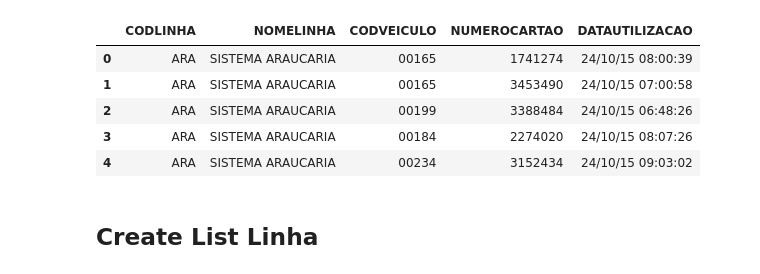
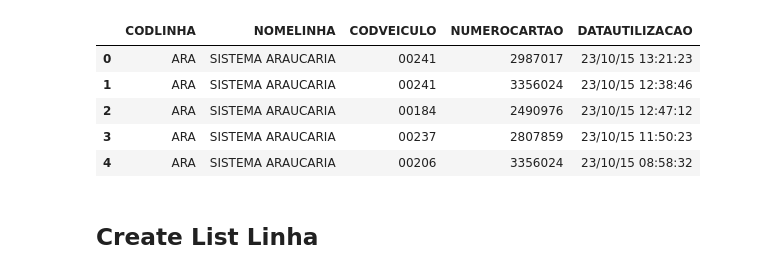
Before and after one commit to Tecnarca/data-quality-analyzer, a Jupyter notebook: Dati-orginali/Conversione file.ipynb, the cells around one changed output. Saved outputs shown, nothing was run; the diff lists cells and outputs as text; code cells hidden in the pictures.

```diff
--- a/Dati-orginali/Conversione file.ipynb
+++ b/Dati-orginali/Conversione file.ipynb
@@ -1,15 +1,15 @@
 # %%
 import pandas as pd
 
-df_pandas = pd.read_csv("doc6-2015102521.csv")
+df_pandas = pd.read_csv("doc5-2015102421.csv")
 df_pandas.head(5)
 # %% [output]
 |  | CODLINHA | NOMELINHA | CODVEICULO | NUMEROCARTAO | DATAUTILIZACAO |
-| 0 | ARA | SISTEMA ARAUCARIA | 00165 | 1741274 | 24/10/15 08:00:39 |
-| 1 | ARA | SISTEMA ARAUCARIA | 00165 | 3453490 | 24/10/15 07:00:58 |
-| 2 | ARA | SISTEMA ARAUCARIA | 00199 | 3388484 | 24/10/15 06:48:26 |
-| 3 | ARA | SISTEMA ARAUCARIA | 00184 | 2274020 | 24/10/15 08:07:26 |
-| 4 | ARA | SISTEMA ARAUCARIA | 00234 | 3152434 | 24/10/15 09:03:02 |
+| 0 | ARA | SISTEMA ARAUCARIA | 00241 | 2987017 | 23/10/15 13:21:23 |
+| 1 | ARA | SISTEMA ARAUCARIA | 00241 | 3356024 | 23/10/15 12:38:46 |
+| 2 | ARA | SISTEMA ARAUCARIA | 00184 | 2490976 | 23/10/15 12:47:12 |
+| 3 | ARA | SISTEMA ARAUCARIA | 00237 | 2807859 | 23/10/15 11:50:23 |
+| 4 | ARA | SISTEMA ARAUCARIA | 00206 | 3356024 | 23/10/15 08:58:32 |
 # %% [markdown]
 ## Create List Linha
 # %%
```
Also changed, not shown: parts of 42 cells of this notebook, 4 other files.
